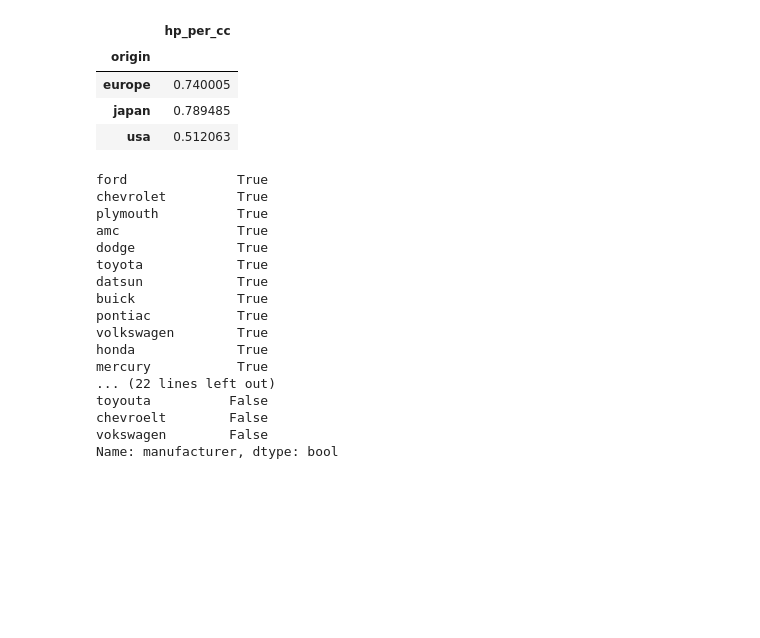
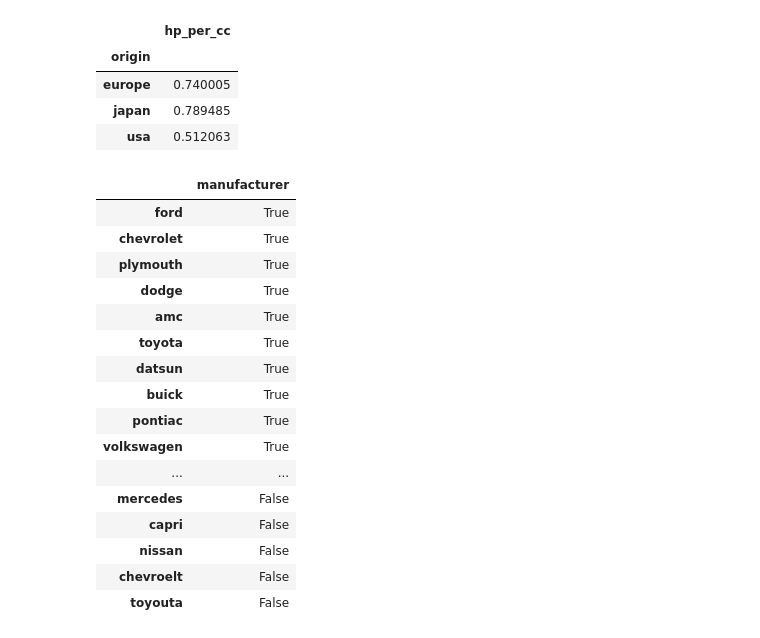
Before and after one commit to youngai1112/MachineLearning, a Jupyter notebook: 00.데이터분석/연습문제1-1.ipynb, the cells around one changed output. Cells and saved outputs as stored; diff of their text form; code cells hidden in the pictures; blank space fills up the shorter version.

```diff
--- a/00.데이터분석/연습문제1-1.ipynb
+++ b/00.데이터분석/연습문제1-1.ipynb
@@ -693,27 +692,27 @@ mpg_origin_groupby
 | japan | 0.789485 |
 | usa | 0.512063 |
 # %%
-# e.
-mpg_vc = mpg.manufacturer.value_counts() > 5
+# e. value_counts() > 5 --> boolean type을 DF에 넣어서 조건에 맞게 정렬하기
+mpg_vc = pd.DataFrame(mpg.manufacturer.value_counts() > 5)
 mpg_vc
 # %% [output]
-ford              True
-chevrolet         True
-plymouth          True
-amc               True
-dodge             True
-toyota            True
-datsun            True
-buick             True
-pontiac           True
-volkswagen        True
-honda             True
-mercury           True
-... (22 lines left out)
-toyouta          False
-chevroelt        False
-vokswagen        False
-Name: manufacturer, dtype: bool
+|  | manufacturer |
+| ford | True |
+| chevrolet | True |
+| plymouth | True |
+| dodge | True |
+| amc | True |
+| toyota | True |
+| datsun | True |
+| buick | True |
+| pontiac | True |
+| volkswagen | True |
+| ... | ... |
+| mercedes | False |
+| capri | False |
+| nissan | False |
+| chevroelt | False |
+| toyouta | False |
 # %%
 mpg_vc_5 = pd.DataFrame(mpg_vc[mpg_vc])
 mpg_vc_5
```
Also changed, not shown: parts of 3 cells of this notebook, 1 other file.
